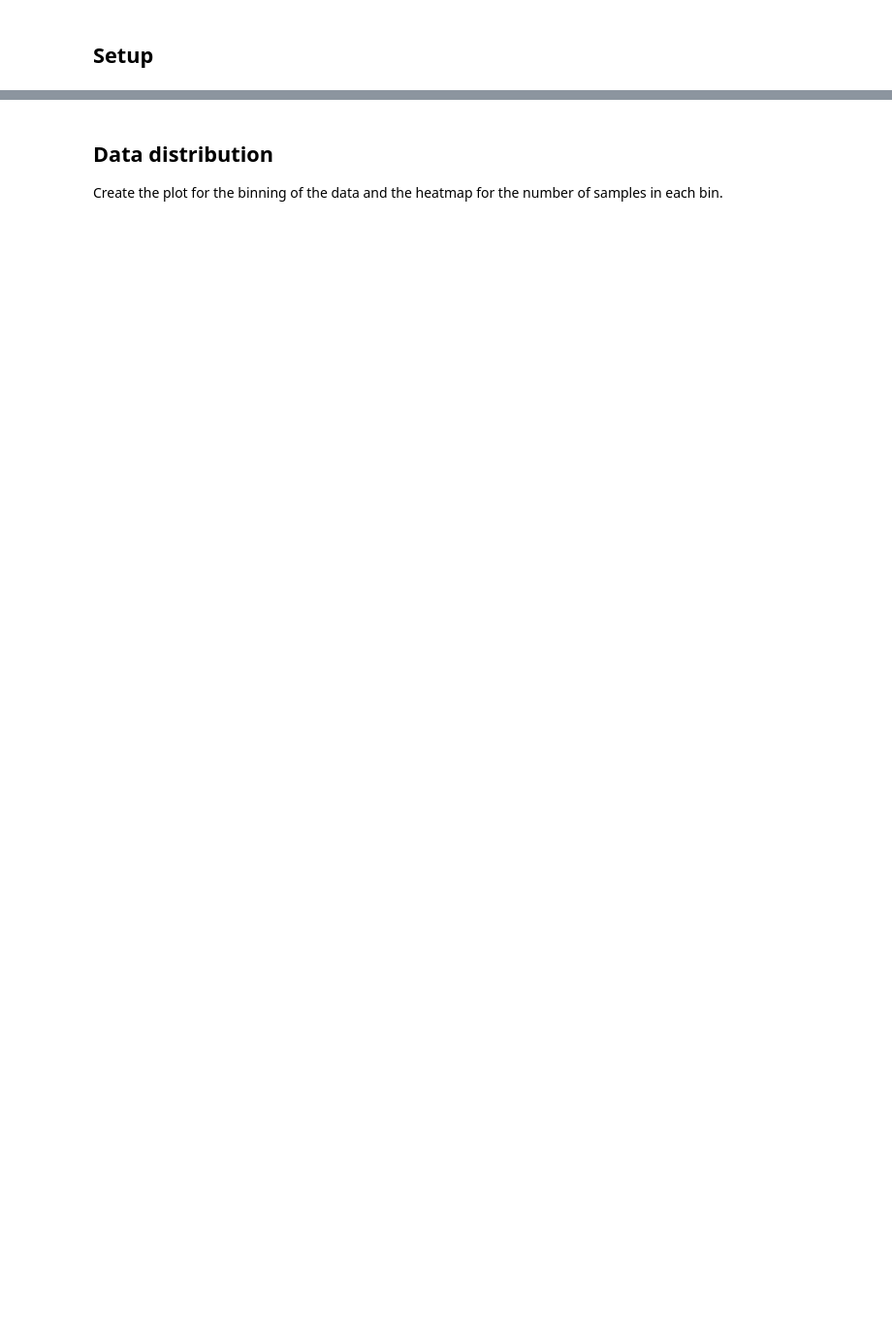
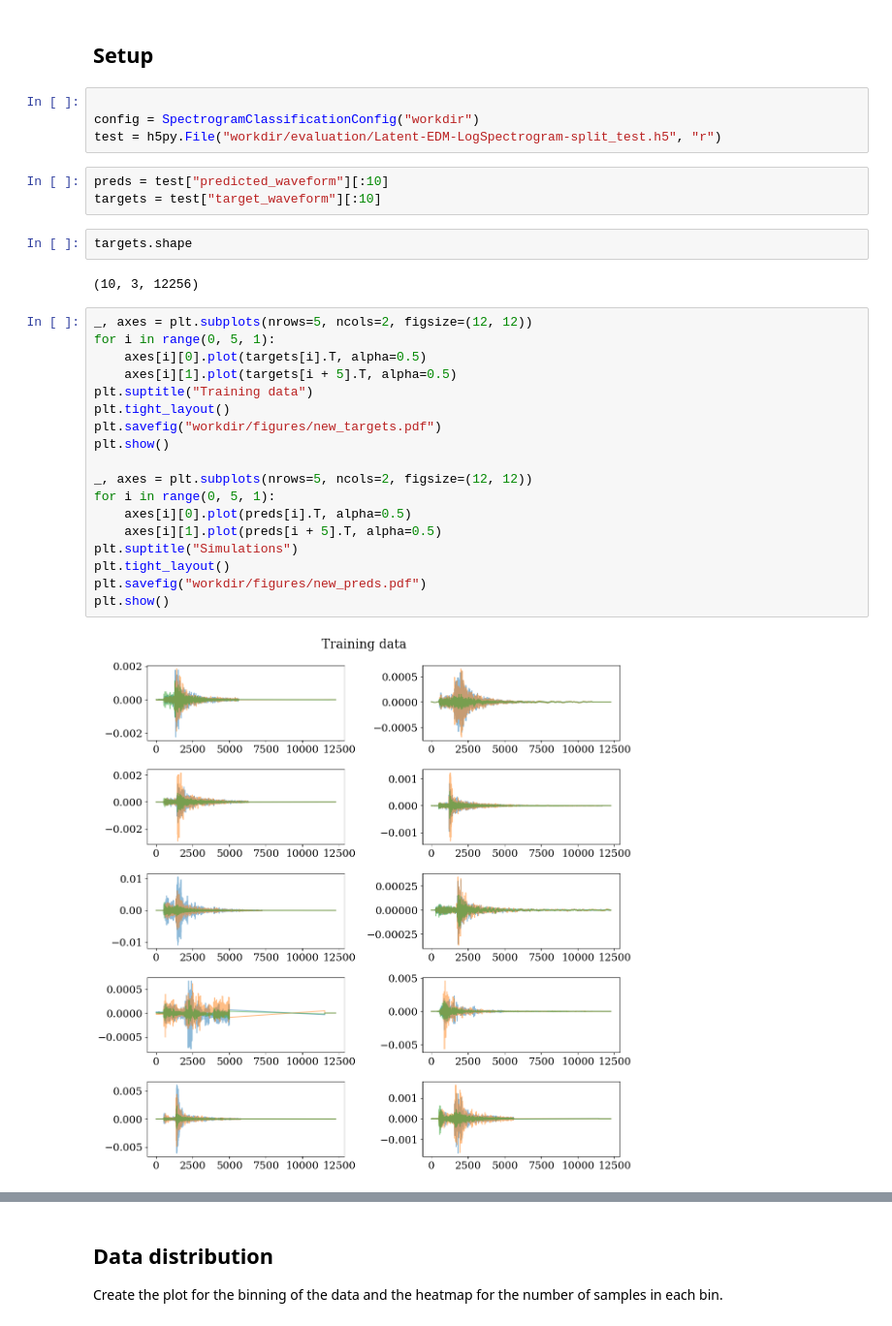
Before and after one commit to highfem/tqdne, a Jupyter notebook: experiments/evaluation.ipynb, the cells around one changed output, grey strips where cells are left out. Shown at 97% size. Drawn from its saved outputs; the diff is of its cells as text; blank space fills up the shorter version.

```diff
--- a/experiments/notebooks/evaluation.ipynb
+++ b/experiments/evaluation.ipynb
@@ -13,2 +32,33 @@ from tqdne.plot import BinPlot, MovingAverageEnvelopeGrid, AmplitudeSpectralDens
 # %% [markdown]
 ## Setup
+# %%
+
+config = SpectrogramClassificationConfig("workdir")
+test = h5py.File("workdir/evaluation/Latent-EDM-LogSpectrogram-split_test.h5", "r")
+# %%
+preds = test["predicted_waveform"][:10]
+targets = test["target_waveform"][:10]
+# %%
+targets.shape
+# %% [output]
+(10, 3, 12256)
+# %%
+_, axes = plt.subplots(nrows=5, ncols=2, figsize=(12, 12))
+for i in range(0, 5, 1):
+    axes[i][0].plot(targets[i].T, alpha=0.5)
+    axes[i][1].plot(targets[i + 5].T, alpha=0.5)
+plt.suptitle("Training data")
+plt.tight_layout()
+plt.savefig("workdir/figures/new_targets.pdf")
+plt.show()
+
+_, axes = plt.subplots(nrows=5, ncols=2, figsize=(12, 12))
+for i in range(0, 5, 1):
+    axes[i][0].plot(preds[i].T, alpha=0.5)
+    axes[i][1].plot(preds[i + 5].T, alpha=0.5)
+plt.suptitle("Simulations")
+plt.tight_layout()
+plt.savefig("workdir/figures/new_preds.pdf")
+plt.show()
+# %% [output]
+[figure, added]
```
Also changed, not shown: parts of 12 cells of this notebook, 4 other files.
